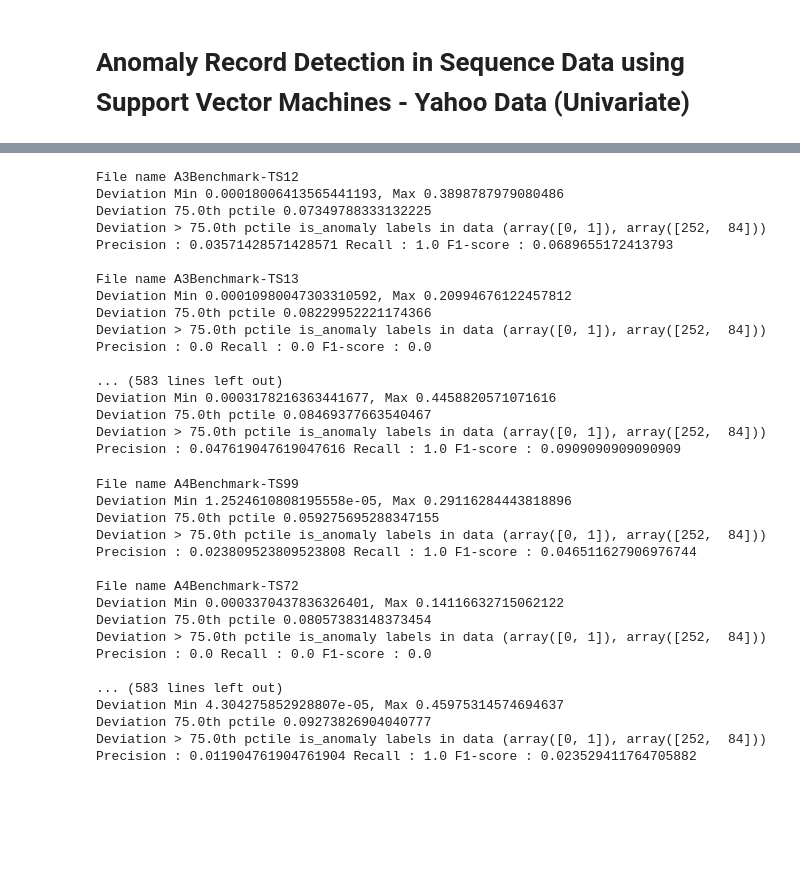
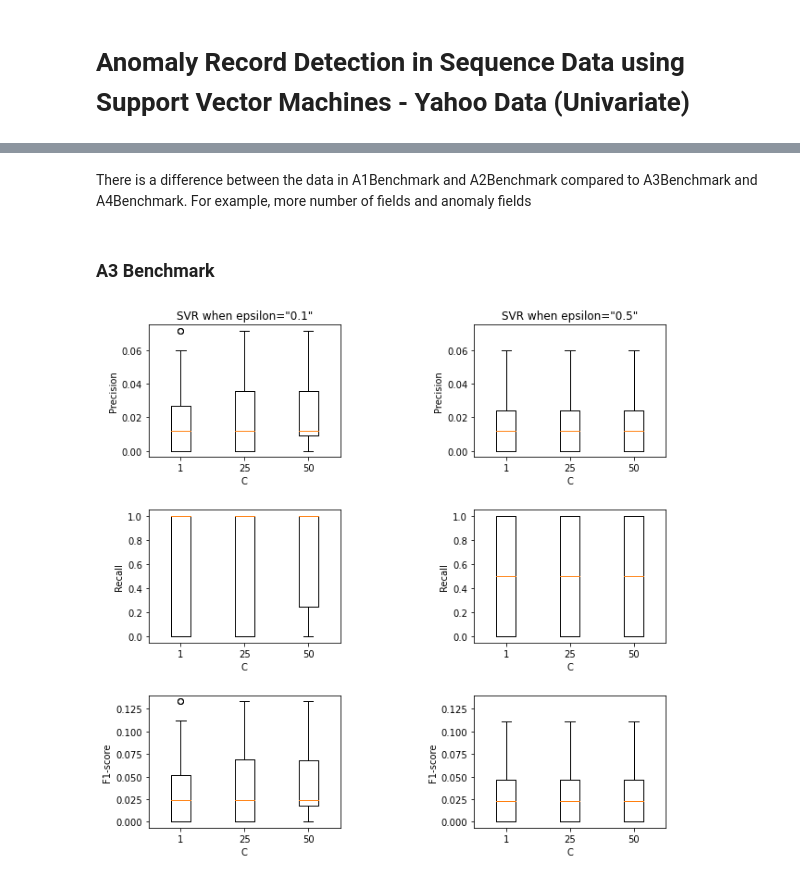
Before and after one commit to Time-Series-Anomaly-Detection-Group/ML-Methods, a Jupyter notebook: Anomaly detection using SVM-Univariate time series data.ipynb, the cells around one changed output, grey strips where cells are left out. Cells and saved outputs as stored; diff of their text form; code cells hidden in the pictures; blank space fills up the shorter version.

```diff
--- a/Anomaly detection using SVM-Univariate time series data.ipynb
+++ b/Anomaly detection using SVM-Univariate time series data.ipynb
@@ -162,5 +312,7 @@ Precision : 0.0 Recall : 0.0 F1-score : 0.0
+# %% [markdown]
+There is a difference between the data in A1Benchmark and A2Benchmark compared to A3Benchmark and A4Benchmark. For example, more number of fields and anomaly fields
 # %%
-def predictTimeSeriesNew(file_path, sliding_window=1, threshold=0.1, asPercentile=True, percentile=75.0):
+def predictTimeSeriesNew(file_path, sliding_window=1, threshold=0.1, asPercentile=True, percentile=75.0, gamma='scale', kernel='rbf', epsilon=0.1, C=1.0):
     """
     This function reads in csv's in the given path and processes each of them, based on the sliding window.
     Creates a Support Vector Regression Model and fits 80% of the data and predicts 20% of the data
@@ -171,6 +323,7 @@ def predictTimeSeriesNew(file_path, sliding_window=1, threshold=0.1, asPercentil
     return - dictionary of precision, recall and F1-scores for each csv file
     """
 
+    dict = {}
     a3_csv = glob.glob(file_path, recursive=True)
     for index,file in enumerate(a3_csv):
 
@@ -178,7 +331,7 @@ def predictTimeSeriesNew(file_path, sliding_window=1, threshold=0.1, asPercentil
 
         if(not(fname == 'A3Benchmark_all' or fname == 'A4Benchmark_all')):
 
-            print("File name {}".format(fname))
+            #print("File name {}".format(fname))
 
             # Read in 1 csv file
             yahoo_df = pd.read_csv(file)
@@ -236,7 +389,7 @@ def predictTimeSeriesNew(file_path, sliding_window=1, threshold=0.1, asPercentil
             # outlier_y column is not needed for forecasting, but needed later to detect outliers
             outlier_df = test_set[['anomaly_y']]
 
-            svm_clf = SVR(kernel='rbf')
+            svm_clf = SVR(kernel=kernel, gamma=gamma, C=C, epsilon=epsilon)
             svm_clf.fit(X_train, np.ravel(y_train))
             y_predict = svm_clf.predict(X_test)
     #         y_predict1 = y_predict.reshape(-1,1)
@@ -252,45 +405,29 @@ def predictTimeSeriesNew(file_path, sliding_window=1, threshold=0.1, asPercentil
 
             metrics = precision_recall_fscore_support(np.ravel(outlier_df), predicted_anomaly, average='binary', zero_division=0)
 
-            print("Precision :" ,metrics[0], "Recall :", metrics[1], "F1-score :" ,metrics[2])
-            print()
+            dict[fname] = [metrics[0], metrics[1], metrics[2]]
+
+    return dict
-# %%
-predictTimeSeriesNew('./data/ydata-labeled-time-series-anomalies-v1_0/A3Benchmark_processed/*.csv',1)
-# %% [output]
-File name A3Benchmark-TS12
-Deviation Min 0.00018006413565441193, Max 0.3898787979080486
-Deviation 75.0th pctile 0.07349788333132225
-Deviation > 75.0th pctile is_anomaly labels in data (array([0, 1]), array([252,  84]))
-Precision : 0.03571428571428571 Recall : 1.0 F1-score : 0.0689655172413793
-
-File name A3Benchmark-TS13
-Deviation Min 0.00010980047303310592, Max 0.20994676122457812
-Deviation 75.0th pctile 0.08229952221174366
-Deviation > 75.0th pctile is_anomaly labels in data (array([0, 1]), array([252,  84]))
-Precision : 0.0 Recall : 0.0 F1-score : 0.0
-
-... (583 lines left out)
-Deviation Min 0.0003178216363441677, Max 0.4458820571071616
-Deviation 75.0th pctile 0.08469377663540467
-Deviation > 75.0th pctile is_anomaly labels in data (array([0, 1]), array([252,  84]))
-Precision : 0.047619047619047616 Recall : 1.0 F1-score : 0.0909090909090909
-# %%
-predictTimeSeriesNew('./data/ydata-labeled-time-series-anomalies-v1_0/A4Benchmark_processed/*.csv',1)
-# %% [output]
-File name A4Benchmark-TS99
-Deviation Min 1.2524610808195558e-05, Max 0.29116284443818896
-Deviation 75.0th pctile 0.059275695288347155
-Deviation > 75.0th pctile is_anomaly labels in data (array([0, 1]), array([252,  84]))
-Precision : 0.023809523809523808 Recall : 1.0 F1-score : 0.046511627906976744
-
-File name A4Benchmark-TS72
-Deviation Min 0.0003370437836326401, Max 0.14116632715062122
-Deviation 75.0th pctile 0.08057383148373454
-Deviation > 75.0th pctile is_anomaly labels in data (array([0, 1]), array([252,  84]))
-Precision : 0.0 Recall : 0.0 F1-score : 0.0
-
-... (583 lines left out)
-Deviation Min 4.304275852928807e-05, Max 0.45975314574694637
-Deviation 75.0th pctile 0.09273826904040777
-Deviation > 75.0th pctile is_anomaly labels in data (array([0, 1]), array([252,  84]))
-Precision : 0.011904761904761904 Recall : 1.0 F1-score : 0.023529411764705882
+# %% [markdown]
+### A3 Benchmark
+# %%
+A3_dict_default = predictTimeSeriesNew('./data/ydata-labeled-time-series-anomalies-v1_0/A3Benchmark_processed/*.csv',1)
+A3_dict_C_1_5 = predictTimeSeriesNew('./data/ydata-labeled-time-series-anomalies-v1_0/A3Benchmark_processed/*.csv',1,C=25)
+A3_dict_C_2_0 = predictTimeSeriesNew('./data/ydata-labeled-time-series-anomalies-v1_0/A3Benchmark_processed/*.csv',1,C=50)
+A3_dict_g_auto = predictTimeSeriesNew('./data/ydata-labeled-time-series-anomalies-v1_0/A3Benchmark_processed/*.csv',1,epsilon=0.5)
+A3_dict_g_auto_C_1_5 = predictTimeSeriesNew('./data/ydata-labeled-time-series-anomalies-v1_0/A3Benchmark_processed/*.csv',1,epsilon=0.5,C=25)
+A3_dict_g_auto_C_2_0 = predictTimeSeriesNew('./data/ydata-labeled-time-series-anomalies-v1_0/A3Benchmark_processed/*.csv',1,epsilon=0.5,C=50)
+# %%
+# results for epsilon = 0.1
+a3_p1, a3_r1, a3_f1 = getMetricResults(A3_dict_default)
+a3_p2, a3_r2, a3_f2 = getMetricResults(A3_dict_C_1_5)
+a3_p3, a3_r3, a3_f3 = getMetricResults(A3_dict_C_2_0)
+
+# results for epsilon = 0.5
+a3_p1_n, a3_r1_n, a3_f1_n = getMetricResults(A3_dict_g_auto)
+a3_p2_n, a3_r2_n, a3_f2_n = getMetricResults(A3_dict_g_auto_C_1_5)
+a3_p3_n, a3_r3_n, a3_f3_n = getMetricResults(A3_dict_g_auto_C_2_0)
+
+draw_box_plots(a3_p1, a3_p2, a3_p3, a3_r1, a3_r2, a3_r3, a3_f1, a3_f2, a3_f3, a3_p1_n, a3_p2_n, a3_p3_n, a3_r1_n, a3_r2_n, a3_r3_n, a3_f1_n, a3_f2_n, a3_f3_n)
+# %% [output]
+[figure, added]
```
Also changed, not shown: parts of 20 cells of this notebook, 2 other files.
